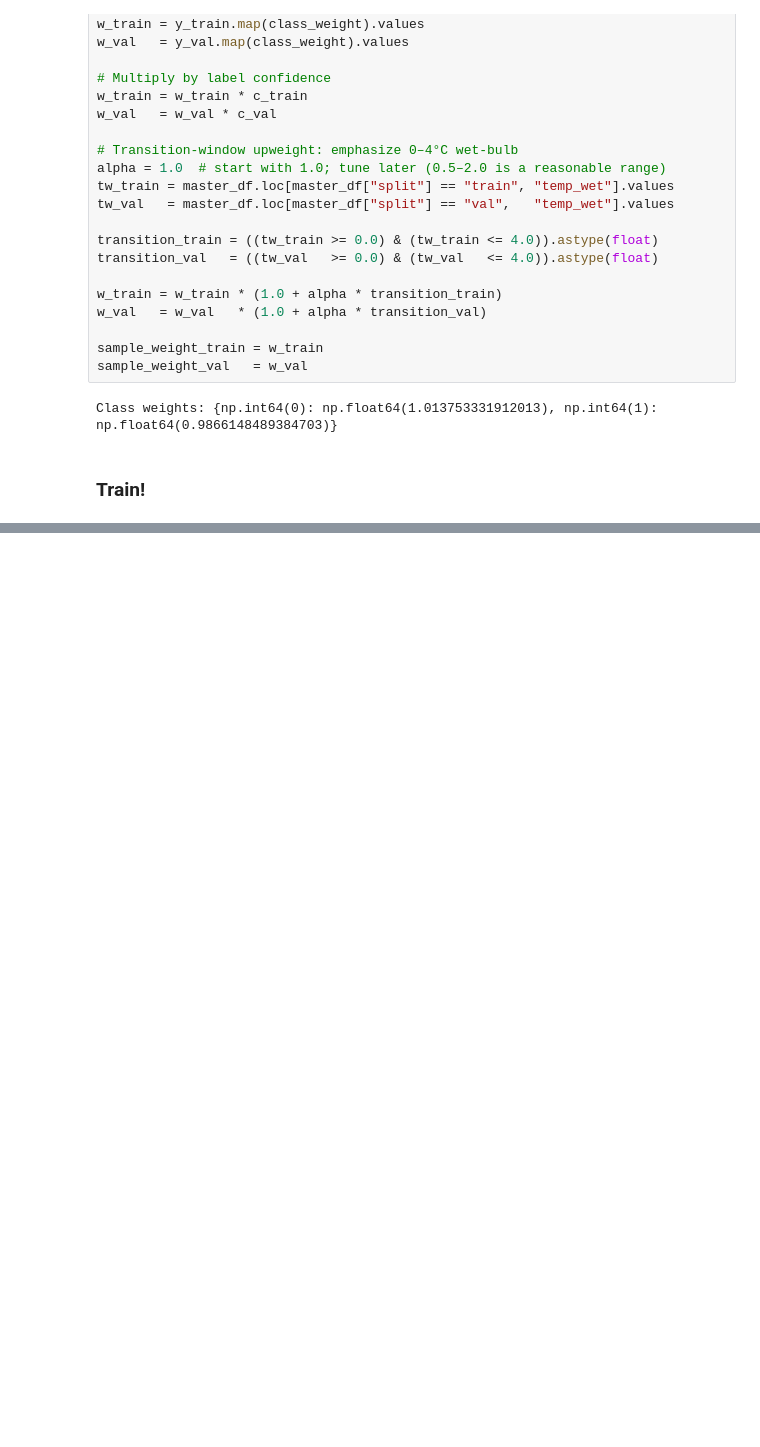
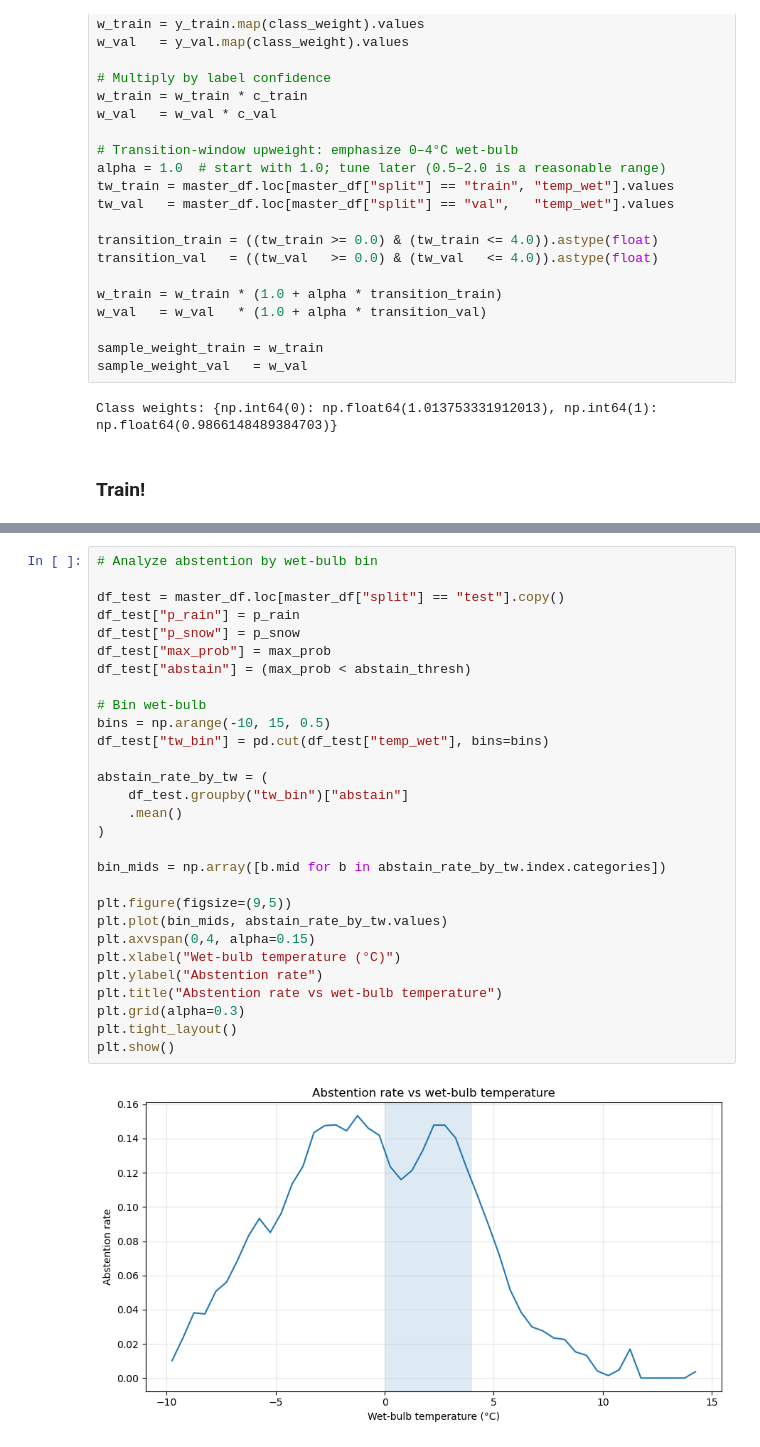
Before and after one commit to emmaaagolub/MRoS-phase-prediction, a Jupyter notebook: ML_pipeline/ML_pipeline_XGBoost_v3_EG.ipynb, the cells around one changed output, grey strips where cells are left out. Saved outputs shown, nothing was run; the diff lists cells and outputs as text; blank space fills up the shorter version.

```diff
--- a/ML_pipeline/ML_pipeline_XGBoost_v3_EG.ipynb
+++ b/ML_pipeline/ML_pipeline_XGBoost_v3_EG.ipynb
@@ -1358,3 +1360,34 @@ Classification report (non-abstained only):
     accuracy                           0.88   2641032
    macro avg       0.88      0.88      0.88   2641032
 weighted avg       0.88      0.88      0.88   2641032
+# %%
+# Analyze abstention by wet-bulb bin
+
+df_test = master_df.loc[master_df["split"] == "test"].copy()
+df_test["p_rain"] = p_rain
+df_test["p_snow"] = p_snow
+df_test["max_prob"] = max_prob
+df_test["abstain"] = (max_prob < abstain_thresh)
+
+# Bin wet-bulb
+bins = np.arange(-10, 15, 0.5)
+df_test["tw_bin"] = pd.cut(df_test["temp_wet"], bins=bins)
+
+abstain_rate_by_tw = (
+    df_test.groupby("tw_bin")["abstain"]
+    .mean()
+)
+
+bin_mids = np.array([b.mid for b in abstain_rate_by_tw.index.categories])
+
+plt.figure(figsize=(9,5))
+plt.plot(bin_mids, abstain_rate_by_tw.values)
+plt.axvspan(0,4, alpha=0.15)
+plt.xlabel("Wet-bulb temperature (°C)")
+plt.ylabel("Abstention rate")
+plt.title("Abstention rate vs wet-bulb temperature")
+plt.grid(alpha=0.3)
+plt.tight_layout()
+plt.show()
+# %% [output]
+[figure, added]
```
Also changed, not shown: parts of 2 cells of this notebook.
